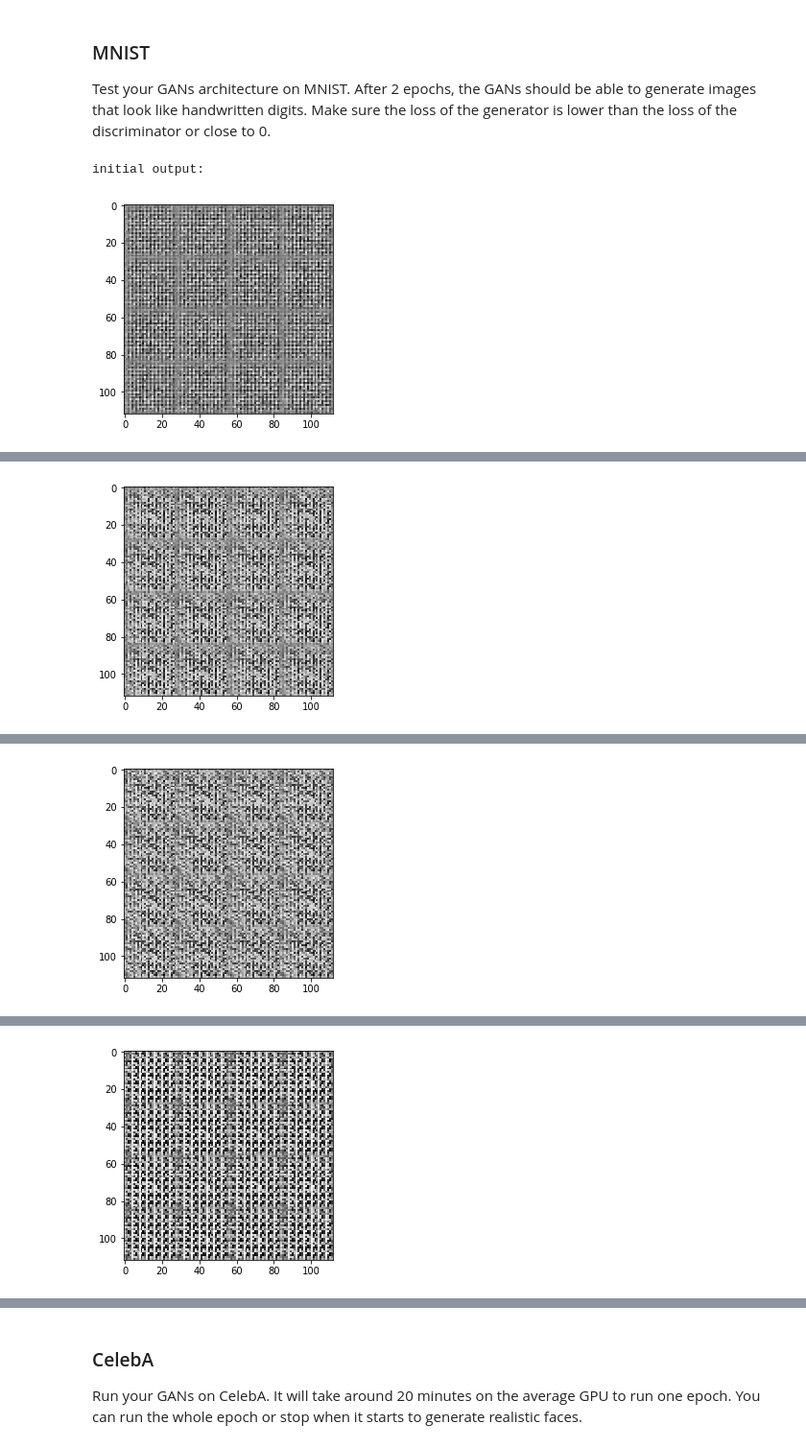
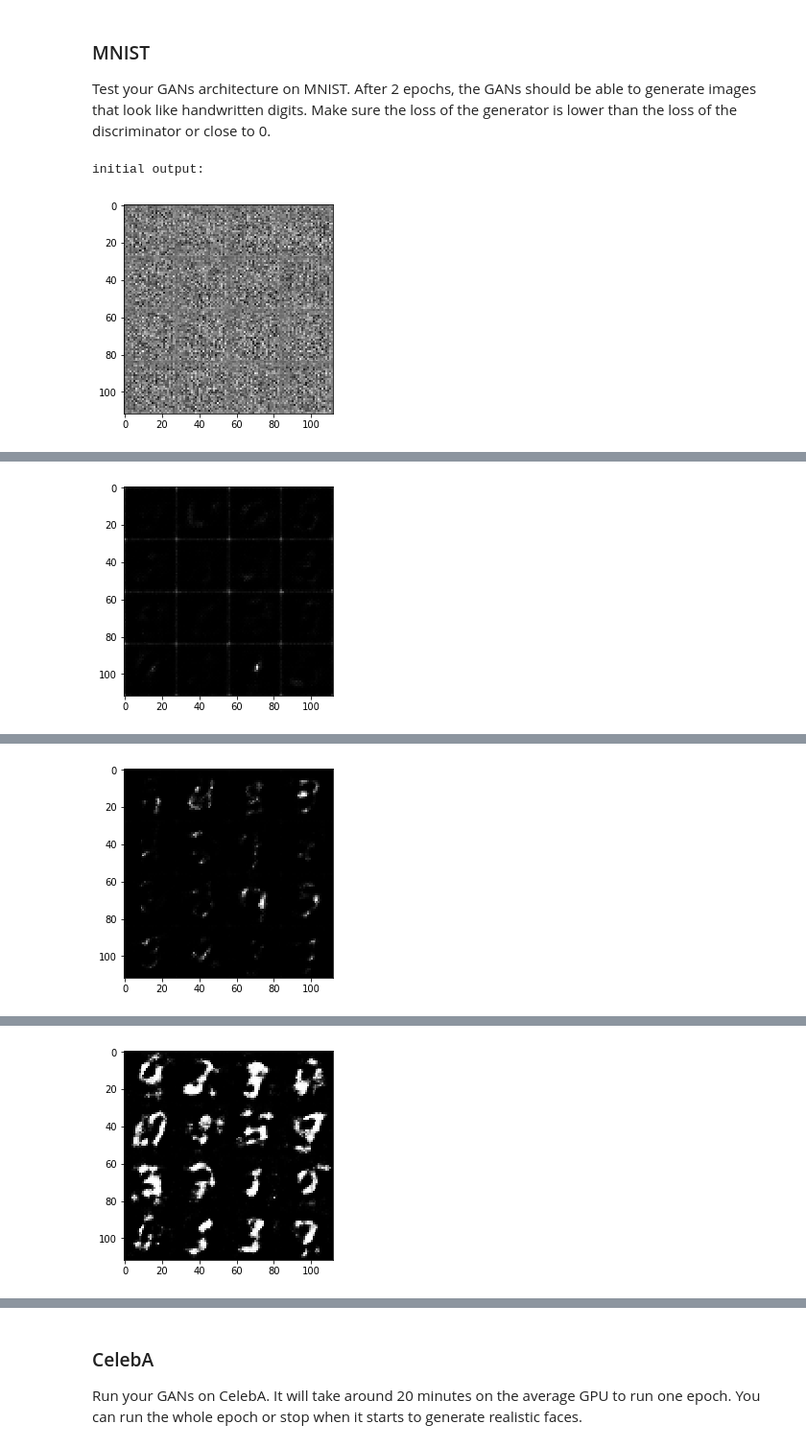
Before and after one commit to theamazingfedex/ml-project-5, a Jupyter notebook: face_generation/dlnd_face_generation.ipynb, the cells around one changed output, grey strips where cells are left out. Shown at 96% size. Drawn from its saved outputs; the diff is of its cells as text; code cells hidden in the pictures.

```diff
--- a/face_generation/dlnd_face_generation.ipynb
+++ b/face_generation/dlnd_face_generation.ipynb
@@ -10,10 +10,10 @@ Since the celebA dataset is complex and you're doing GANs in a project for the f
 
 If you're using [FloydHub](https://www.floydhub.com/), set `data_dir` to "/input" and use the [FloydHub data ID](http://docs.floydhub.com/home/using_datasets/) "R5KrjnANiKVhLWAkpXhNBe".
 # %%
-#data_dir = './data'
+data_dir = './data'
 
 # FloydHub - Use with data ID "R5KrjnANiKVhLWAkpXhNBe"
-data_dir = '/input'
+#data_dir = '/input'
 
 
 """
@@ -205,8 +212,8 @@ def generator(z, out_channel_dim, is_train=True):
     # TODO: Implement Function
     alpha = 0.2
     num_units = 7*7*512
-    output_w_h = 28
     stddev = 0.05
+    keep_prob = 0.9
 
     with tf.variable_scope('generator', reuse=not is_train):
         g1 = tf.layers.dense(z, num_units)
@@ -216,19 +223,24 @@ def generator(z, out_channel_dim, is_train=True):
         # shape = 7x7x512
 
         g2 = tf.layers.conv2d_transpose(g1, 256, 5, strides=2, padding='same',
-                                       kernel_initializer=tf.random_normal_initializer(stddev=stddev))
+                                       kernel_initializer=tf.random_normal_initializer(stddev=stddev),
+                                       activation=None)
         g2 = tf.layers.batch_normalization(g2, training=is_train)
         g2 = tf.maximum(alpha * g2, g2)
+        g2 = tf.nn.dropout(g2, keep_prob=keep_prob)
         # shape = 14x14x256
 
         g3 = tf.layers.conv2d_transpose(g2, 128, 5, strides=2, padding='same',
-                                       kernel_initializer=tf.random_normal_initializer(stddev=stddev))
+                                       kernel_initializer=tf.random_normal_initializer(stddev=stddev),
+                                       activation=None)
         g3 = tf.layers.batch_normalization(g3, training=is_train)
         g3 = tf.maximum(alpha * g3, g3)
+        g3 = tf.nn.dropout(g3, keep_prob=keep_prob)
         # shape = 28x28x128
 
         logits = tf.layers.conv2d_transpose(g3, out_channel_dim, 3, strides=1, padding='same',
-                                           kernel_initializer=tf.random_normal_initializer(stddev=stddev))
+                                           kernel_initializer=tf.random_normal_initializer(stddev=stddev),
+                                           activation=None)
         # shape = 28x28x5
 
         out = tf.tanh(logits)
@@ -264,7 +276,7 @@ def model_loss(input_real, input_z, out_channel_dim):
 
     disc_loss_real = tf.reduce_mean(
         tf.nn.sigmoid_cross_entropy_with_logits(
-            logits = disc_logits_fake,
+            logits = disc_logits_real,
             labels = tf.ones_like(disc_output_real) * (1 - smooth)
         )
     )
@@ -309,11 +321,13 @@ def model_opt(d_loss, g_loss, learning_rate, beta1):
     disc_vars = [var for var in train_vars if var.name.startswith('discriminator')]
     gen_vars = [var for var in train_vars if var.name.startswith('generator')]
 
-    #with tf.control_dependencies(tf.get_collection(tf.GraphKeys.UPDATE_OPS)):
-    disc_train_opt = tf.train.AdamOptimizer(learning_rate=learning_rate, beta1=beta1).minimize(d_loss, var_list=disc_vars)
-    gen_train_opt = tf.train.AdamOptimizer(learning_rate=learning_rate, beta1=beta1).minimize(g_loss, var_list=gen_vars)
+    update_ops = tf.get_collection(tf.GraphKeys.UPDATE_OPS)
+    #gen_ops =  [op for op in update_ops if op.name.startswith('generator')]
+    with tf.control_dependencies(update_ops):
+        gen_train_opt = tf.train.AdamOptimizer(learning_rate=learning_rate, beta1=beta1).minimize(g_loss, var_list=gen_vars)
+        disc_train_opt = tf.train.AdamOptimizer(learning_rate=learning_rate, beta1=beta1).minimize(d_loss, var_list=disc_vars)
 
-    return disc_train_opt, gen_train_opt
+        return disc_train_opt, gen_train_opt
 
 
 """
@@ -439,7 +453,7 @@ Test your GANs architecture on MNIST.  After 2 epochs, the GANs should be able t
 # %%
 batch_size = 64
 z_dim = 100
-learning_rate = 0.0005
+learning_rate = 0.0002
 beta1 = 0.5
 
 
@@ -464,4 +478,4 @@ with tf.Graph().as_default():
     #plt.show()
 # %% [output]
 initial output:
-[figure, old version]
+[figure, new version]
@@ -478 +492 @@ Epoch 1/2... Discriminator Loss: 1.6606... Generator Loss: 0.3494
-[figure, old version]
+[figure, new version]
@@ -489 +503 @@ Epoch 1/2... Discriminator Loss: 1.4741... Generator Loss: 0.5033
-[figure, old version]
+[figure, new version]
@@ -500 +514 @@ Epoch 1/2... Discriminator Loss: 3.4487... Generator Loss: 3.8042
-[figure, old version]
+[figure, new version]
```
Also changed, not shown: parts of 6 cells of this notebook, 1 other file.
